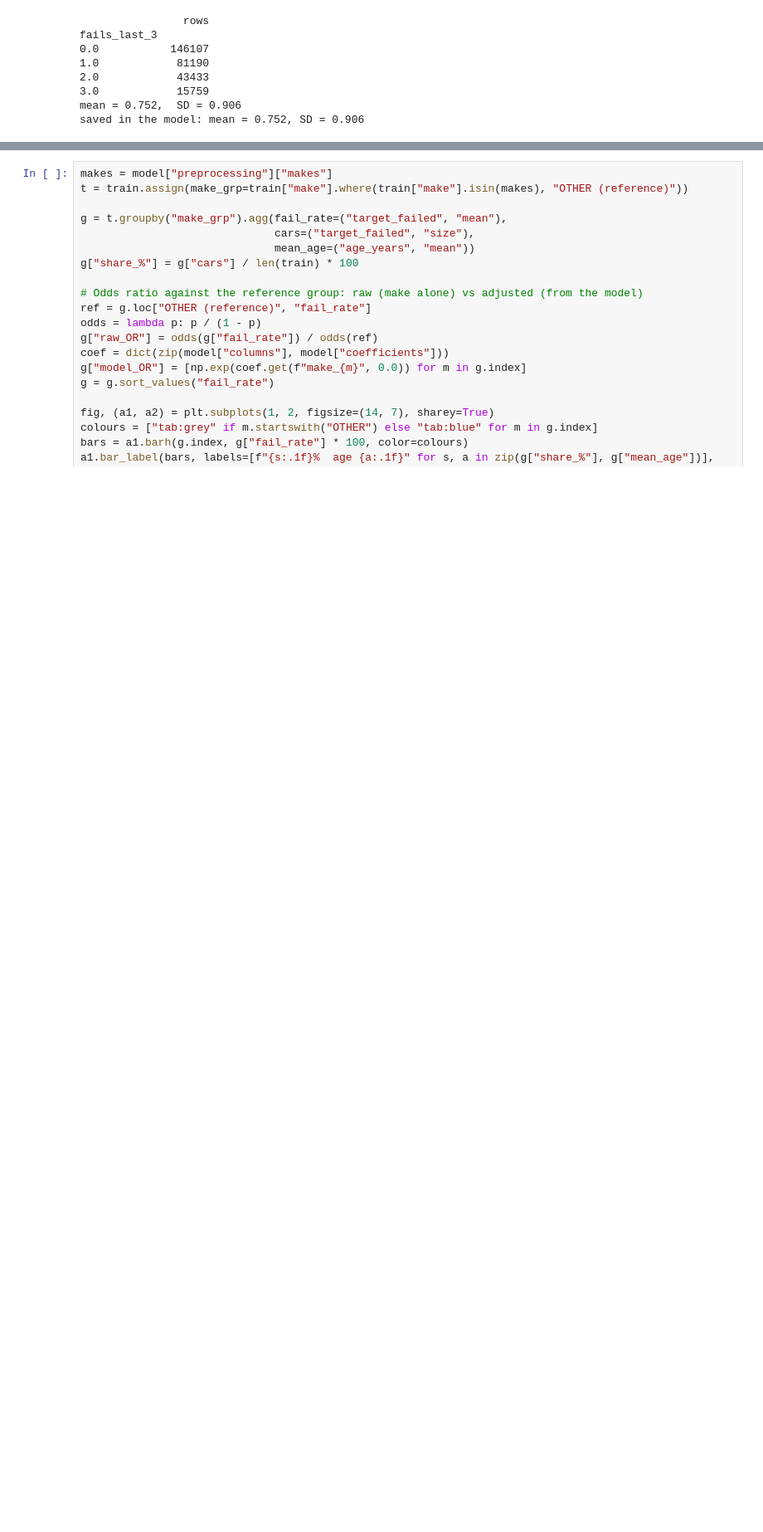
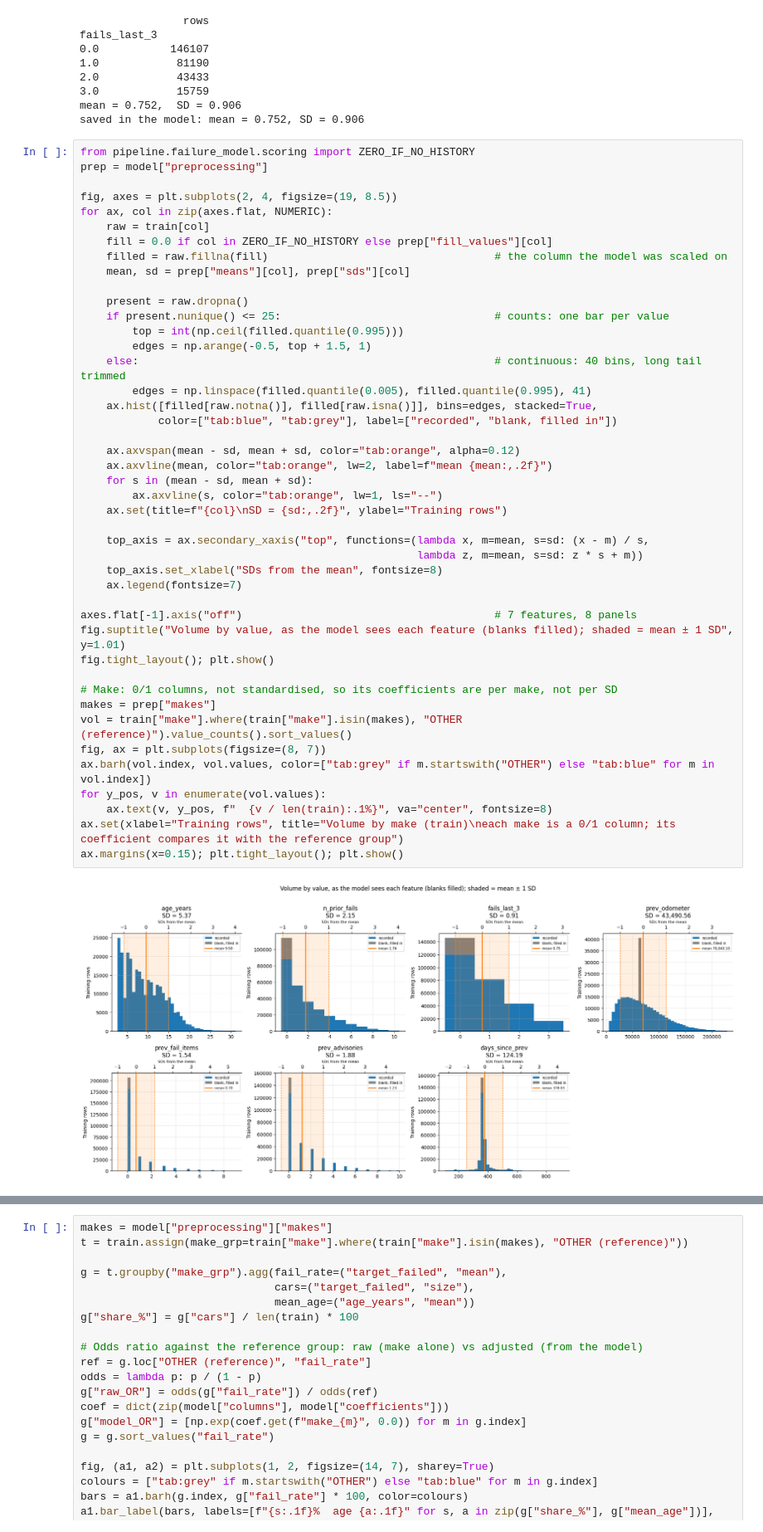
Before and after one commit to S-Azeem/MOT_failure_predictor_logistic, a Jupyter notebook: failure_model_walkthrough.ipynb, the cells around one changed output, grey strips where cells are left out. Shown at 83% size. Drawn from its saved outputs; the diff is of its cells as text; blank space fills up the shorter version.

```diff
--- a/failure_model_walkthrough.ipynb
+++ b/failure_model_walkthrough.ipynb
@@ -299,3 +375,49 @@ fails_last_3
 3.0            15759
 mean = 0.752,  SD = 0.906
 saved in the model: mean = 0.752, SD = 0.906
+# %%
+from pipeline.failure_model.scoring import ZERO_IF_NO_HISTORY
+prep = model["preprocessing"]
+
+fig, axes = plt.subplots(2, 4, figsize=(19, 8.5))
+for ax, col in zip(axes.flat, NUMERIC):
+    raw = train[col]
+    fill = 0.0 if col in ZERO_IF_NO_HISTORY else prep["fill_values"][col]
+    filled = raw.fillna(fill)                                   # the column the model was scaled on
+    mean, sd = prep["means"][col], prep["sds"][col]
+
+    present = raw.dropna()
+    if present.nunique() <= 25:                                 # counts: one bar per value
+        top = int(np.ceil(filled.quantile(0.995)))
+        edges = np.arange(-0.5, top + 1.5, 1)
+    else:                                                       # continuous: 40 bins, long tail trimmed
+        edges = np.linspace(filled.quantile(0.005), filled.quantile(0.995), 41)
+    ax.hist([filled[raw.notna()], filled[raw.isna()]], bins=edges, stacked=True,
+            color=["tab:blue", "tab:grey"], label=["recorded", "blank, filled in"])
+
+    ax.axvspan(mean - sd, mean + sd, color="tab:orange", alpha=0.12)
+    ax.axvline(mean, color="tab:orange", lw=2, label=f"mean {mean:,.2f}")
+    for s in (mean - sd, mean + sd):
+        ax.axvline(s, color="tab:orange", lw=1, ls="--")
+    ax.set(title=f"{col}\nSD = {sd:,.2f}", ylabel="Training rows")
+
+    top_axis = ax.secondary_xaxis("top", functions=(lambda x, m=mean, s=sd: (x - m) / s,
+                                                    lambda z, m=mean, s=sd: z * s + m))
+    top_axis.set_xlabel("SDs from the mean", fontsize=8)
+    ax.legend(fontsize=7)
+
+axes.flat[-1].axis("off")                                       # 7 features, 8 panels
+fig.suptitle("Volume by value, as the model sees each feature (blanks filled); shaded = mean ± 1 SD", y=1.01)
+fig.tight_layout(); plt.show()
+
+# Make: 0/1 columns, not standardised, so its coefficients are per make, not per SD
+makes = prep["makes"]
+vol = train["make"].where(train["make"].isin(makes), "OTHER (reference)").value_counts().sort_values()
+fig, ax = plt.subplots(figsize=(8, 7))
+ax.barh(vol.index, vol.values, color=["tab:grey" if m.startswith("OTHER") else "tab:blue" for m in vol.index])
+for y_pos, v in enumerate(vol.values):
+    ax.text(v, y_pos, f"  {v / len(train):.1%}", va="center", fontsize=8)
+ax.set(xlabel="Training rows", title="Volume by make (train)\neach make is a 0/1 column; its coefficient compares it with the reference group")
+ax.margins(x=0.15); plt.tight_layout(); plt.show()
+# %% [output]
+[figure, added]
```
Also changed, not shown: parts of 13 cells of this notebook.
